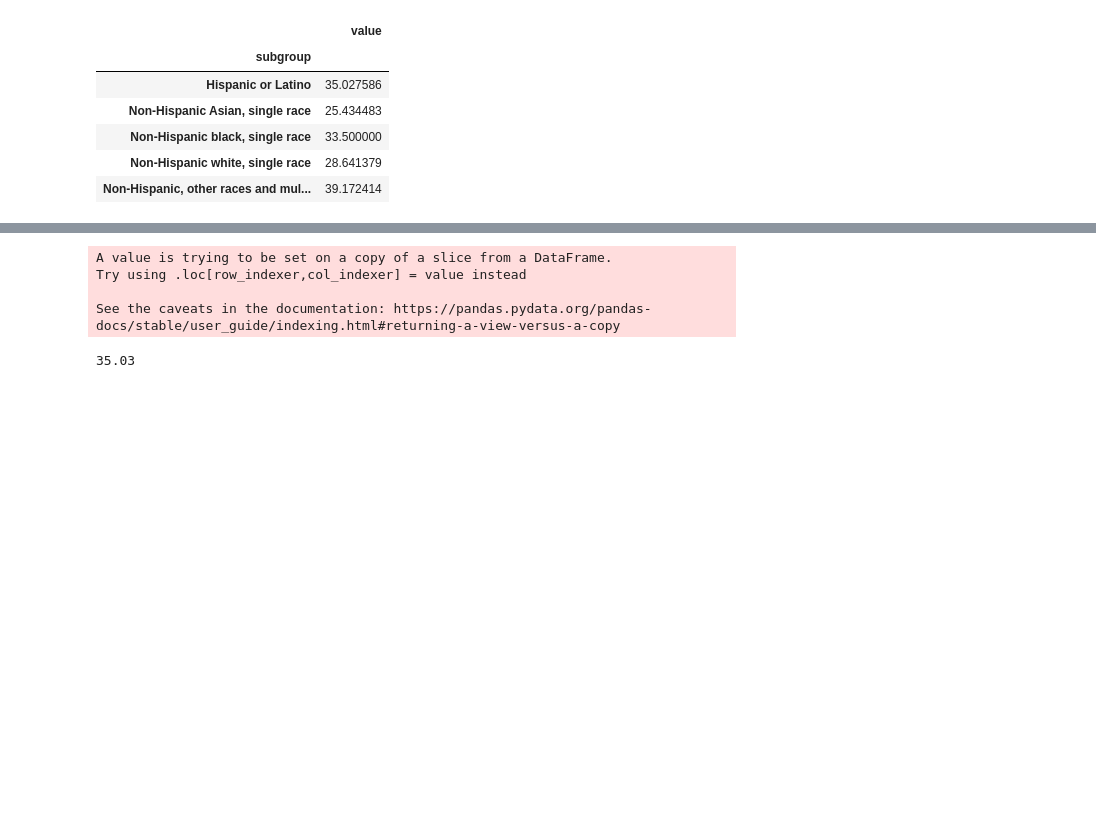
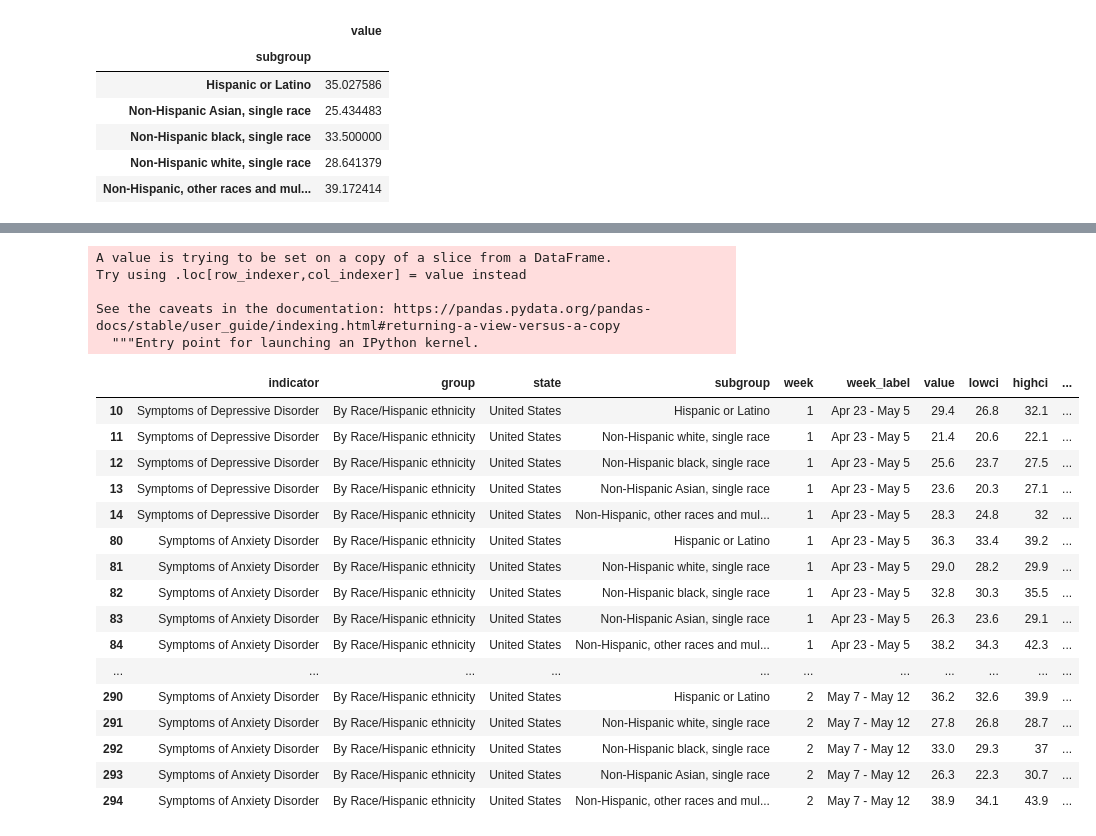
Before and after one commit to d-hires/Pandemic-Warriors-Project-1, a Jupyter notebook: Race.ipynb, the cells around one changed output, grey strips where cells are left out. Drawn from its saved outputs; the diff is of its cells as text; code cells hidden in the pictures; blank space fills up the shorter version.

```diff
--- a/Race.ipynb
+++ b/Race.ipynb
@@ -78,29 +85,28 @@ plt.tight_layout()
 <Figure size 432x288 with 0 Axes>
-# %%
-Hispanic_Latino = race_df.loc[race_df["subgroup"] == "Hispanic or Latino"]
-Hispanic_Latino['value']=Hispanic_Latino['value'].astype(float)
-Hispanic_Latino_mean = round(Hispanic_Latino["value"].mean(),2)
-Hispanic_Latino_mean
-
-
-# missouri_df = results_df.loc[results_df['state']=='Missouri']
-# missouri_df
-
-# ks_mo=pd.merge(kansas_df,missouri_df, how='outer')
-# ks_mo
-
-# cleaned_KsMo=ks_mo[['indicator','state','week','value']]
-# cleaned_KsMo
-
-# cleaned=cleaned_KsMo.groupby(['week','indicator'])
-# cleaned.count().head(10)
-
-# state_mean=cleaned['value'].mean()
-# final=pd.DataFrame({'KS & MO Average(%)':state_mean})
-# final.head()
-# %% [output]
-A value is trying to be set on a copy of a slice from a DataFrame.
-Try using .loc[row_indexer,col_indexer] = value instead
-
-See the caveats in the documentation: https://pandas.pydata.org/pandas-docs/stable/user_guide/indexing.html#returning-a-view-versus-a-copy
-35.03
+# %%
+race_df['value']=race_df['value'].astype(float)
+race_value = race_df.groupby("subgroup")
+race_value.head()
+# %% [output]
+A value is trying to be set on a copy of a slice from a DataFrame.
+Try using .loc[row_indexer,col_indexer] = value instead
+
+See the caveats in the documentation: https://pandas.pydata.org/pandas-docs/stable/user_guide/indexing.html#returning-a-view-versus-a-copy
+  """Entry point for launching an IPython kernel.
+|  | indicator | group | state | subgroup | week | week_label | value | lowci | highci | ... |
+| 10 | Symptoms of Depressive Disorder | By Race/Hispanic ethnicity | United States | Hispanic or Latino | 1 | Apr 23 - May 5 | 29.4 | 26.8 | 32.1 | ... |
+| 11 | Symptoms of Depressive Disorder | By Race/Hispanic ethnicity | United States | Non-Hispanic white, single race | 1 | Apr 23 - May 5 | 21.4 | 20.6 | 22.1 | ... |
+| 12 | Symptoms of Depressive Disorder | By Race/Hispanic ethnicity | United States | Non-Hispanic black, single race | 1 | Apr 23 - May 5 | 25.6 | 23.7 | 27.5 | ... |
+| 13 | Symptoms of Depressive Disorder | By Race/Hispanic ethnicity | United States | Non-Hispanic Asian, single race | 1 | Apr 23 - May 5 | 23.6 | 20.3 | 27.1 | ... |
+| 14 | Symptoms of Depressive Disorder | By Race/Hispanic ethnicity | United States | Non-Hispanic, other races and mul... | 1 | Apr 23 - May 5 | 28.3 | 24.8 | 32 | ... |
+| 80 | Symptoms of Anxiety Disorder | By Race/Hispanic ethnicity | United States | Hispanic or Latino | 1 | Apr 23 - May 5 | 36.3 | 33.4 | 39.2 | ... |
+| 81 | Symptoms of Anxiety Disorder | By Race/Hispanic ethnicity | United States | Non-Hispanic white, single race | 1 | Apr 23 - May 5 | 29.0 | 28.2 | 29.9 | ... |
+| 82 | Symptoms of Anxiety Disorder | By Race/Hispanic ethnicity | United States | Non-Hispanic black, single race | 1 | Apr 23 - May 5 | 32.8 | 30.3 | 35.5 | ... |
+| 83 | Symptoms of Anxiety Disorder | By Race/Hispanic ethnicity | United States | Non-Hispanic Asian, single race | 1 | Apr 23 - May 5 | 26.3 | 23.6 | 29.1 | ... |
+| 84 | Symptoms of Anxiety Disorder | By Race/Hispanic ethnicity | United States | Non-Hispanic, other races and mul... | 1 | Apr 23 - May 5 | 38.2 | 34.3 | 42.3 | ... |
+| ... | ... | ... | ... | ... | ... | ... | ... | ... | ... | ... |
+| 290 | Symptoms of Anxiety Disorder | By Race/Hispanic ethnicity | United States | Hispanic or Latino | 2 | May 7 - May 12 | 36.2 | 32.6 | 39.9 | ... |
+| 291 | Symptoms of Anxiety Disorder | By Race/Hispanic ethnicity | United States | Non-Hispanic white, single race | 2 | May 7 - May 12 | 27.8 | 26.8 | 28.7 | ... |
+| 292 | Symptoms of Anxiety Disorder | By Race/Hispanic ethnicity | United States | Non-Hispanic black, single race | 2 | May 7 - May 12 | 33.0 | 29.3 | 37 | ... |
+| 293 | Symptoms of Anxiety Disorder | By Race/Hispanic ethnicity | United States | Non-Hispanic Asian, single race | 2 | May 7 - May 12 | 26.3 | 22.3 | 30.7 | ... |
+| 294 | Symptoms of Anxiety Disorder | By Race/Hispanic ethnicity | United States | Non-Hispanic, other races and mul... | 2 | May 7 - May 12 | 38.9 | 34.1 | 43.9 | ... |
```
Also changed, not shown: parts of 3 cells of this notebook.
